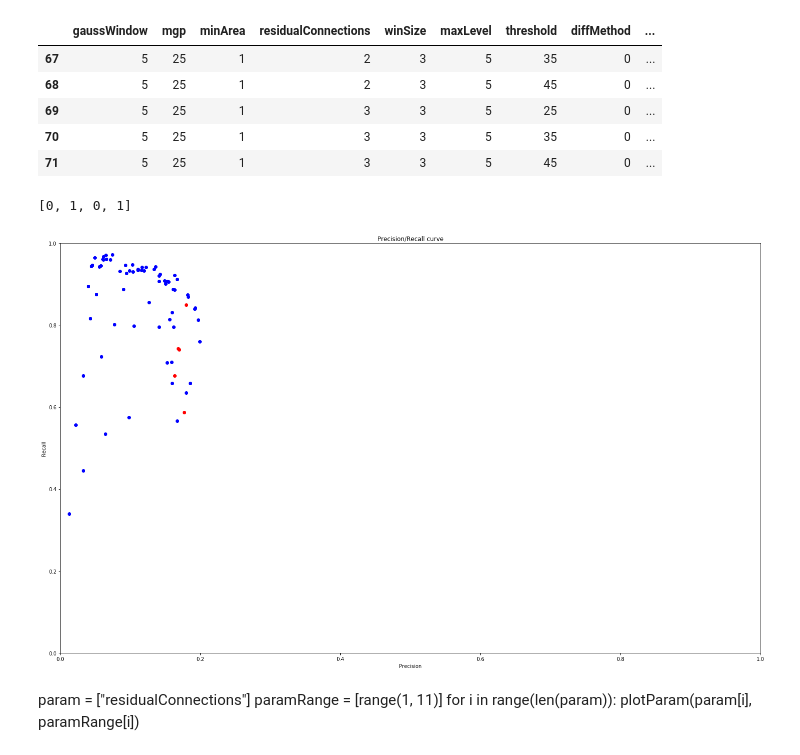
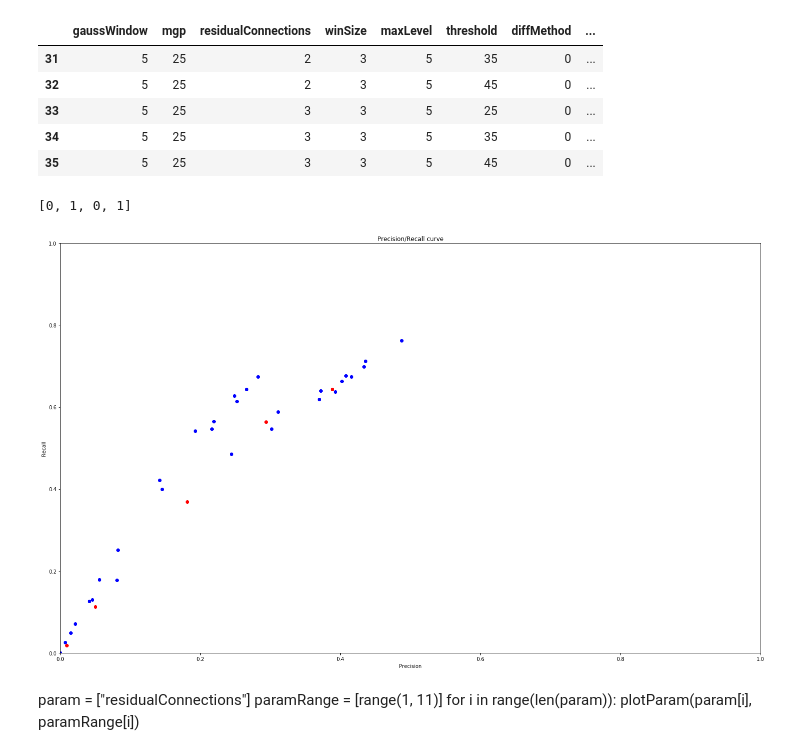
Before and after one commit to AlexBdx/Heli, a Jupyter notebook: 2_Motion detection/Motion detector optimization.ipynb, the cells around one changed output. Saved outputs shown, nothing was run; the diff lists cells and outputs as text; code cells hidden in the pictures.

```diff
--- a/2_Motion detection/Motion detector optimization.ipynb
+++ b/2_Motion detection/Motion detector optimization.ipynb
@@ -7,23 +7,24 @@ from sklearn.preprocessing import LabelEncoder
 import numpy as np
 # %%
 # Import the log file
-#df = pd.read_csv("/home/alex/Desktop/Helico/0_Database/RPi_import/190622_201853/190622_201853_Detection_paramSearch.csv")
+df = pd.read_csv("/home/alex/Desktop/Helico/0_Database/RPi_import/190622_201853/190622_201853_Detection_paramSearch_multi.csv")
+df = pd.read_csv("/home/alex/Desktop/Helico/0_Database/RPi_import/190622_201853/190622_201853_Detection_paramSearch.csv")
 #df = pd.read_csv("/home/alex/Desktop/Helico/0_Database/RPi_import/190622_202211/190622_202211_Detection_paramSearch.csv")
 #df = pd.read_csv("/home/alex/Desktop/Helico/0_Database/RPi_import/190624_200747/190624_200747_Detection_paramSearch.csv")
-df = pd.read_csv("/home/alex/Desktop/Helico/0_Database/RPi_import/190622_234007/190622_234007_Detection_paramSearch.csv")
+#df = pd.read_csv("/home/alex/Desktop/Helico/0_Database/RPi_import/190622_234007/190622_234007_Detection_paramSearch.csv")
 
 # Add the f1_score
 df["f1_score"] = 1/(1/df["percentHeliTotalFiltered"]+1/df["percentFrameWithHeli"])
 
 # Display
 df.tail()
 # %% [output]
-|  | gaussWindow | mgp | minArea | residualConnections | winSize | maxLevel | threshold | diffMethod | ... |
-| 67 | 5 | 25 | 1 | 2 | 3 | 5 | 35 | 0 | ... |
-| 68 | 5 | 25 | 1 | 2 | 3 | 5 | 45 | 0 | ... |
-| 69 | 5 | 25 | 1 | 3 | 3 | 5 | 25 | 0 | ... |
-| 70 | 5 | 25 | 1 | 3 | 3 | 5 | 35 | 0 | ... |
-| 71 | 5 | 25 | 1 | 3 | 3 | 5 | 45 | 0 | ... |
+|  | gaussWindow | mgp | residualConnections | winSize | maxLevel | threshold | diffMethod | ... |
+| 31 | 5 | 25 | 2 | 3 | 5 | 35 | 0 | ... |
+| 32 | 5 | 25 | 2 | 3 | 5 | 45 | 0 | ... |
+| 33 | 5 | 25 | 3 | 3 | 5 | 25 | 0 | ... |
+| 34 | 5 | 25 | 3 | 3 | 5 | 35 | 0 | ... |
+| 35 | 5 | 25 | 3 | 3 | 5 | 45 | 0 | ... |
 # %%
 nSim = len(df)-5 # Show where the last 10 values have been found
 plt.figure(figsize=(25, 15))
@@ -35,7 +36,7 @@ plt.ylabel("Recall")
 plt.axis([0, 1, 0, 1])
 # %% [output]
 [0, 1, 0, 1]
-[figure, old version]
+[figure, new version]
 # %%
 def plotParam(param, paramRange):
     plt.figure(figsize=(25, 15))
```
Also changed, not shown: parts of 5 cells of this notebook, 5 other files.
